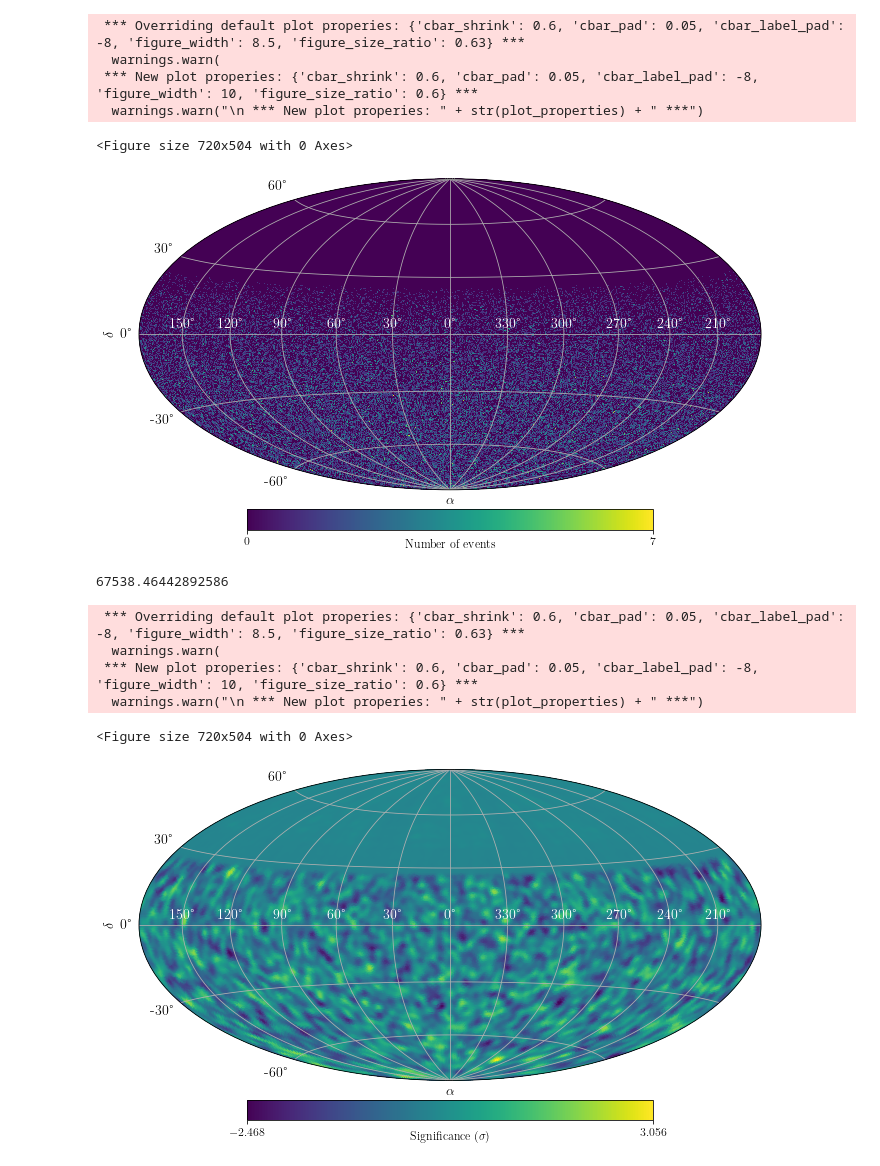
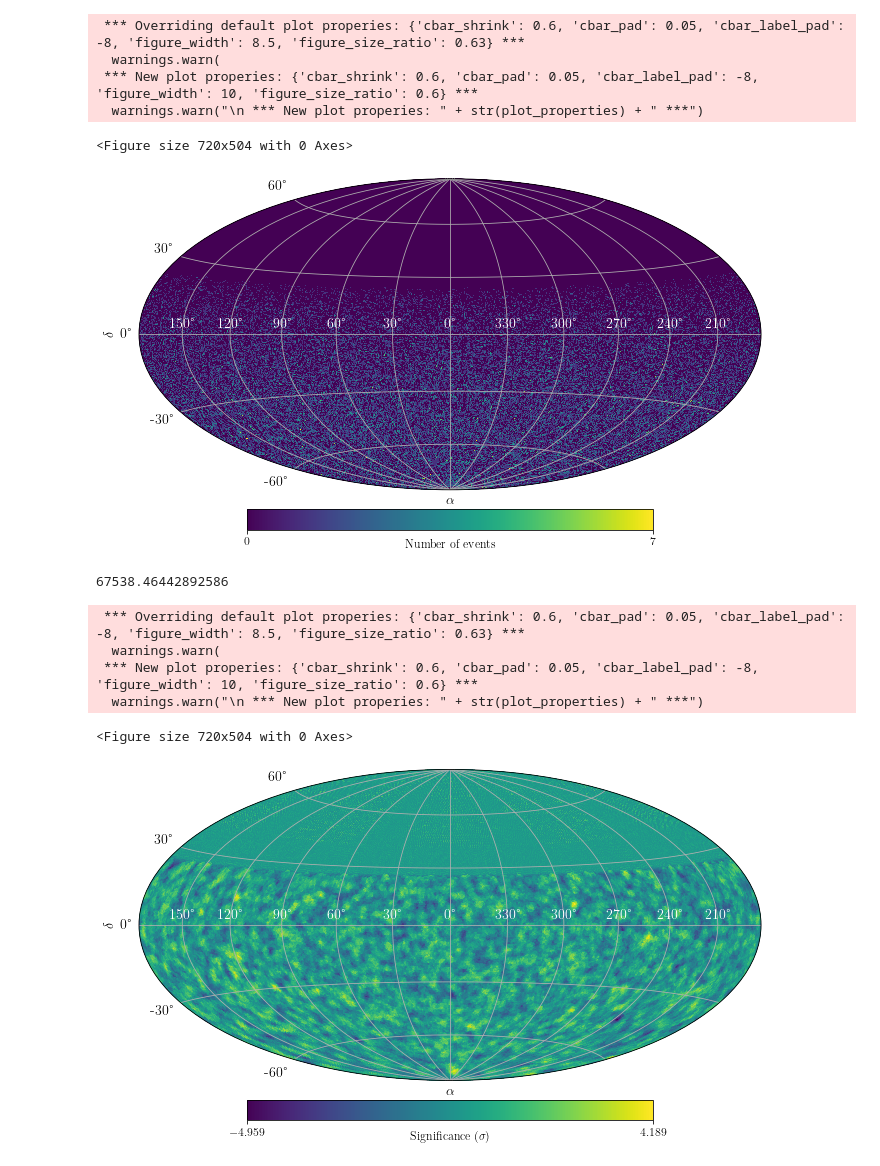
Before and after one commit to miguelajsmartins/Repeater_Analysis, a Jupyter notebook: SkyMaps/SkyMaps_LiMa_Significance.ipynb, the cells around one changed output. Cells and saved outputs as stored; diff of their text form; code cells hidden in the pictures.

```diff
--- a/SkyMaps/SkyMaps_LiMa_Significance.ipynb
+++ b/SkyMaps/SkyMaps_LiMa_Significance.ipynb
@@ -86,17 +86,17 @@ def FileToHealpyMap(filename, df_columns, NSIDE):
 #-------------------------------
 # main
 #-------------------------------
-path2file_ud = '../DataSets/Vertical/MockData_Repeaters/Repeater_RandPosAndDate_large_stats/'
+path2file_ud = '../DataSets/Vertical/MockData_Repeaters/Repeater_RandPosAndDate_large_stats/Period_1Day/'
 
 #defines the characteristics of the repeater to be read
 DATE = 'RandPosAndDate'
-PERIOD = '3600'
+PERIOD = '86164'
 N_EVENTS = '100000'
 REP_TOTAL_INTENSITY = '200'
 REP_INTENSITY = '5'
 
 
-filename_ud = 'IsoBG_ExpRepeater_%s_Period_%s_TotalEvents_%s_AcceptedRepEvents_%s_RepIntensity_%s_3843630_1.parquet' % (DATE, PERIOD, N_EVENTS, REP_TOTAL_INTENSITY, REP_INTENSITY)
+filename_ud = 'IsoBG_ExpRepeater_%s_Period_%s_TotalEvents_%s_AcceptedRepEvents_%s_RepIntensity_%s_3843848_10.parquet' % (DATE, PERIOD, N_EVENTS, REP_TOTAL_INTENSITY, REP_INTENSITY)
 
 #defines the NSIDE parameter (aka number of pixels <-> angular resolution)
 NSIDE = 128
@@ -131,7 +131,7 @@ plt.savefig('Skymap_REP_%s_Period_%s_NEvents_%s_AcceptedRepEvents_%s_RepIntensit
  *** New plot properies: {'cbar_shrink': 0.6, 'cbar_pad': 0.05, 'cbar_label_pad': -8, 'figure_width': 10, 'figure_size_ratio': 0.6} ***
   warnings.warn("\n *** New plot properies: " + str(plot_properties) + " ***")
 <Figure size 720x504 with 0 Axes>
-[figure, old version]
+[figure, new version]
 # %%
 #defines the top-hat function for the computation of the LiMa significance
 def top_hat_beam(radius, NSIDE):
@@ -272,6 +272,7 @@ N_off = np.sum(ud_skymap) - N_on
 #make the significance map
 significance_map = LiMaSignificance(LiMa_LiMa_alpha, N_on, N_off)
 Gaussian_significance_map = hp.smoothing(significance_map, sigma=0.5*topHat_smoothing_radius)
+#TopHat_significance_map = TopHatSmoothedMap(significance_map,topHat_smoothing_radius, NSIDE)
 
 #creates mask to avoid showing pixels in region where exposure is null
 mask = np.zeros(hp.nside2npix(NSIDE))
@@ -279,33 +280,33 @@ mask[hp.query_strip(NSIDE, np.pi/2-(theta_max + lat_auger), 0)] = 1
 
 #create figure
 fig = plt.figure(figsize=(10,7)) #create figure
 
 #plot sky map
 projview(
-    Gaussian_significance_map,
+    significance_map,
     graticule=True,
     graticule_labels=True,
     #title=r"Instantaneous exposure for " + str(theta_min) + r"$^\circ < \theta < $ " + str(theta_max) + r"$^\circ$ on " + str(t.fits),
     unit=r"Significance ($\sigma$)",
     xlabel=r"$\alpha$",
     ylabel=r"$\delta$",
     cb_orientation="horizontal",
     #max = max(significance_map),
     #min = -max(significance_map),
     projection_type="hammer",
     fontsize={'title':16, 'xlabel':14, 'ylabel':14, 'xtick_label':14, 'ytick_label':14},
     override_plot_properties={'figure_width':10, 'figure_size_ratio':0.6},
     longitude_grid_spacing = 30,
     latitude_grid_spacing = 30,
     xtick_label_color='white'
 )
 
-plt.savefig('SkyMap_GaussianSmooth_LiMaSignificance_REP_%s_Period_%s_NEvents_%s_AcceptedRepEvents_%s_RepIntensity_%s.pdf' % (DATE, PERIOD, N_EVENTS, REP_TOTAL_INTENSITY, REP_INTENSITY),dpi=500)
+plt.savefig('SkyMap_TopHatSmooth_LiMaSignificance_REP_%s_Period_%s_NEvents_%s_AcceptedRepEvents_%s_RepIntensity_%s.pdf' % (DATE, PERIOD, N_EVENTS, REP_TOTAL_INTENSITY, REP_INTENSITY),dpi=500)
 # %% [output]
 67538.46442892586
  *** Overriding default plot properies: {'cbar_shrink': 0.6, 'cbar_pad': 0.05, 'cbar_label_pad': -8, 'figure_width': 8.5, 'figure_size_ratio': 0.63} ***
   warnings.warn(
  *** New plot properies: {'cbar_shrink': 0.6, 'cbar_pad': 0.05, 'cbar_label_pad': -8, 'figure_width': 10, 'figure_size_ratio': 0.6} ***
   warnings.warn("\n *** New plot properies: " + str(plot_properties) + " ***")
 <Figure size 720x504 with 0 Axes>
-[figure, old version]
+[figure, new version]
```
Also changed, not shown: 5 other files.
